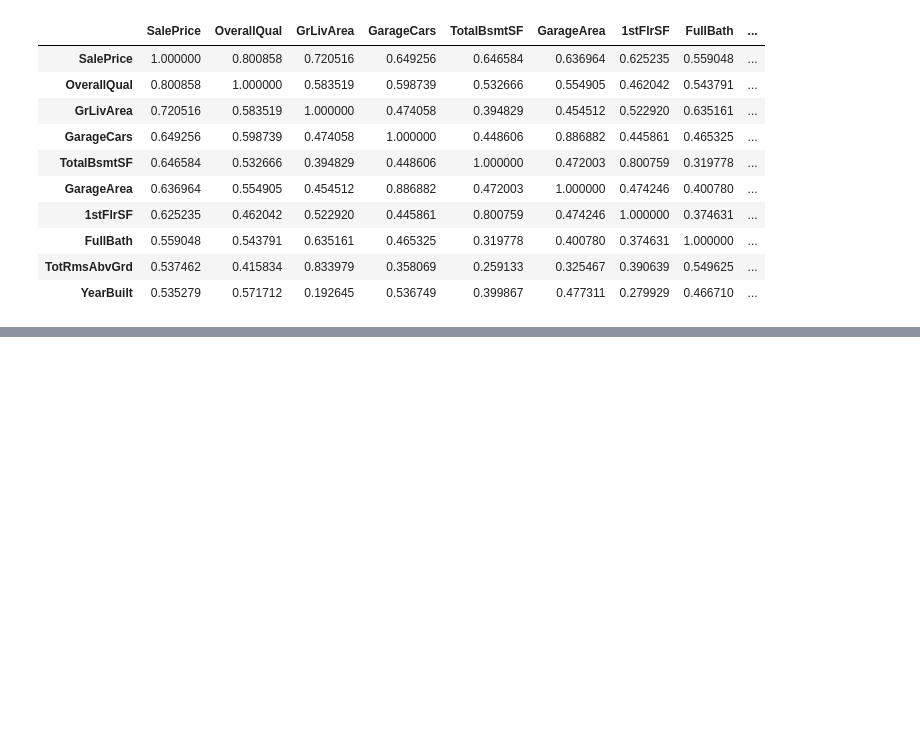
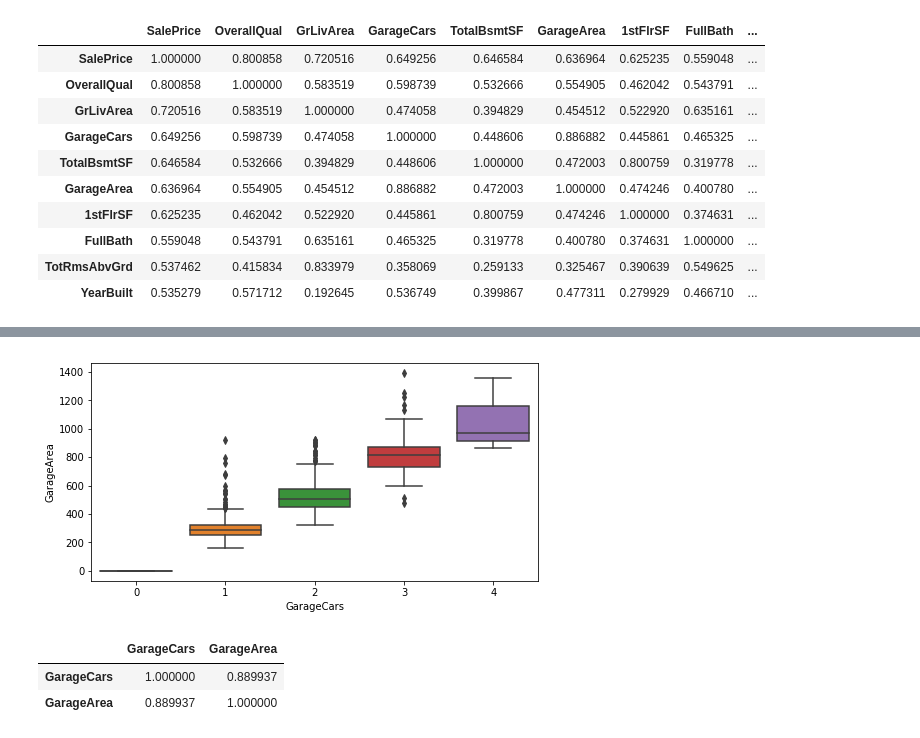
Before and after one commit to SatioO/ML_revised, a Jupyter notebook: Stacking Models [Ensembling]/EDA manual.ipynb, the cells around one changed output, grey strips where cells are left out. Cells and saved outputs as stored; diff of their text form; code cells hidden in the pictures; blank space fills up the shorter version.

```diff
--- a/Stacking Models [Ensembling]/EDA manual.ipynb
+++ b/Stacking Models [Ensembling]/EDA manual.ipynb
@@ -156,0 +166,14 @@ plt.show()
+# %%
+df = df.drop(df[(df['GarageCars'] == 4) & (df['GarageArea'] < 800)].index)
+# %%
+plt.figure(figsize=(8, 4))
+sns.boxplot(df['GarageCars'], df['GarageArea'])
+plt.show()
+# %% [output]
+[figure, added]
+# %%
+df[['GarageCars', 'GarageArea']].corr()
+# %% [output]
+|  | GarageCars | GarageArea |
+| GarageCars | 1.000000 | 0.889937 |
+| GarageArea | 0.889937 | 1.000000 |
```
Also changed, not shown: parts of 3 cells of this notebook, 1 other file.
